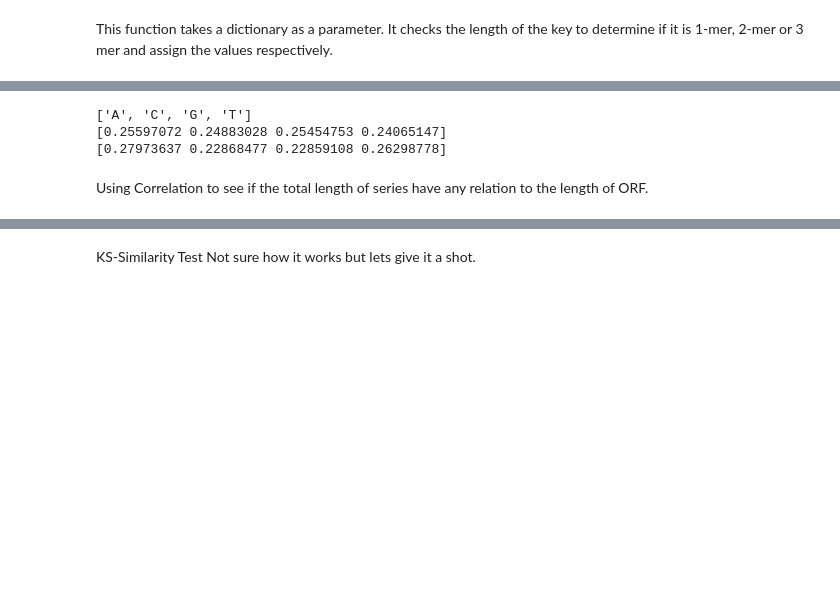
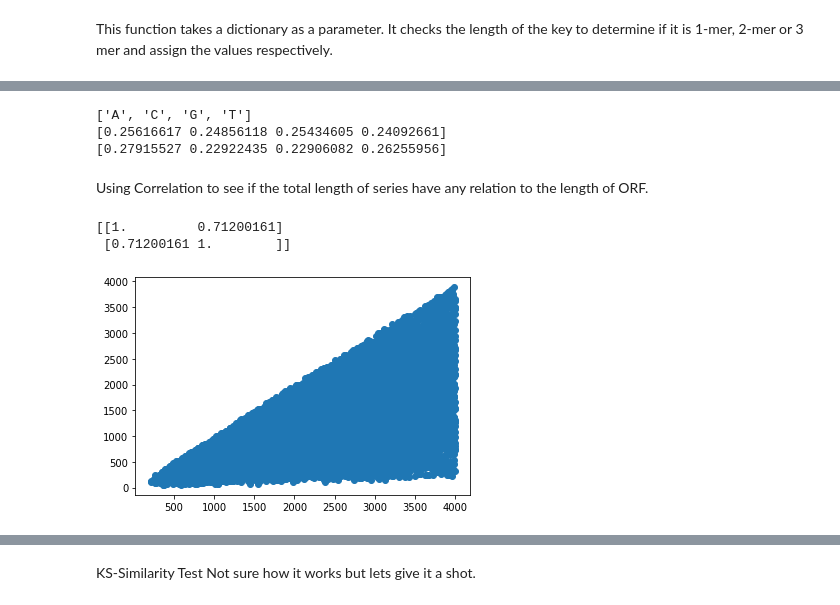
Before and after one commit to ShepherdCode/Soars2021, a Jupyter notebook: Notebooks/Analyzer_100.ipynb, the cells around one changed output, grey strips where cells are left out. Cells and saved outputs as stored; diff of their text form; code cells hidden in the pictures; blank space fills up the shorter version.

```diff
--- a/Notebooks/Analyzer_100.ipynb
+++ b/Notebooks/Analyzer_100.ipynb
@@ -87,9 +88,9 @@ NC seqs loaded: 48752
 Sampling, binning, length constraints, etc.
 # %%
 APPLY_SUBSET = True             #Option to subset the data
-MINIMUM_SEQUENCE_LENGTH = 200   #Minimum inclusive length to filter out sequences by
+MINIMUM_SEQUENCE_LENGTH = 0     #Minimum inclusive length to filter out sequences by
 MAXIMUM_SEQUENCE_LENGTH = 4000  #Maximum inclusive length to filter out sequences by
-SAMPLE_FRACTION = 1             #What fraction of the GenCode data set to take a sample of
+SAMPLE_FRACTION = 0.5           #What fraction of the GenCode data set to take a sample of
 REPRODUCABILITY_SEED = 314159   #Use to reproduce random sampling
 # %%
 if APPLY_SUBSET:
@@ -205,8 +206,8 @@ print(one_mer_pc)
 print(one_mer_nc)
 # %% [output]
 ['A', 'C', 'G', 'T']
-[0.25597072 0.24883028 0.25454753 0.24065147]
-[0.27973637 0.22868477 0.22859108 0.26298778]
+[0.25616617 0.24856118 0.25434605 0.24092661]
+[0.27915527 0.22922435 0.22906082 0.26255956]
 # %%
 oc = ORF_counter()
 
@@ -223,15 +224,19 @@ for i in range(len(nc_sequences)):
   nc_max_orf_len[0][i] = oc.get_max_orf_len()
 # %% [markdown]
 Using Correlation to see if the total length of series have any relation to the length of ORF.
-# %%
-pc_seq_len = []
-for i in range(len(pc_sequences)):
-  pc_seq_len.append(len(pc_sequences[i]))
-pc_seq_len = np.asarray(pc_seq_len)
-pc_seq_len_orf_len_corrcoef = np.corrcoef(pc_seq_len, pc_max_orf_len[0])
-# %%
-nc_seq_len = []
-for i in range(len(nc_sequences)):
-  nc_seq_len.append(len(nc_sequences[i]))
-nc_seq_len = np.asarray(nc_seq_len)
-nc_seq_len_orf_len_corrcoef = np.corrcoef(nc_seq_len, nc_max_orf_len[0])
+# %%
+tools = ORF_RE() #Uses Regular Expression from Professor Miller's RNA_describe.
+
+total_length_of_sequence=[]
+length_of_ORF=[]
+for i in range(len(pc_sequences)):
+  total_length_of_sequence.append(len(pc_sequences[i]))
+  length_of_ORF.append(tools.get_three_lengths(pc_sequences[i])[1])
+r = np.corrcoef(np.asarray(total_length_of_sequence), np.asarray(length_of_ORF))
+print(r)
+plt.scatter(np.asarray(total_length_of_sequence), np.asarray(length_of_ORF))
+plt.show()
+# %% [output]
+[[1.         0.71200161]
+ [0.71200161 1.        ]]
+[figure, added]
```
Also changed, not shown: parts of 20 cells of this notebook.
